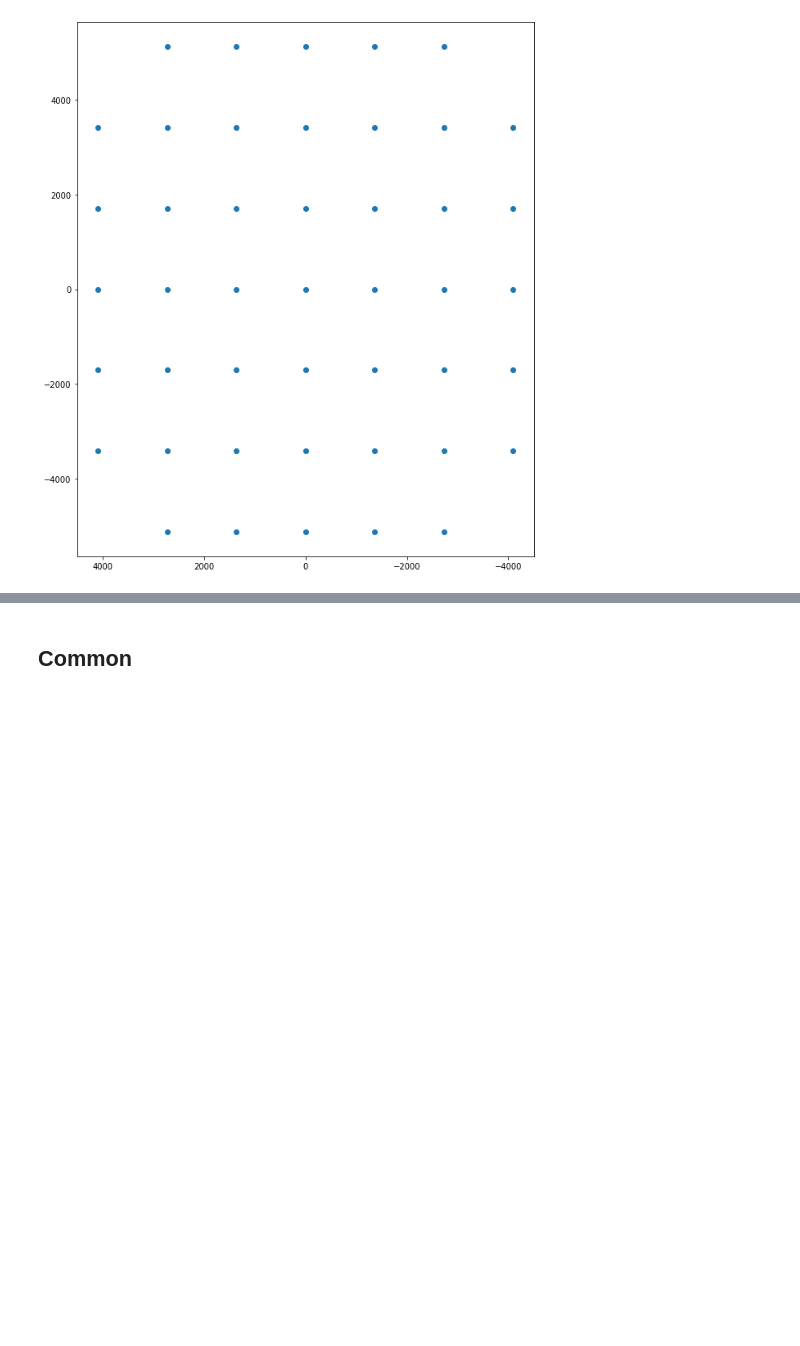
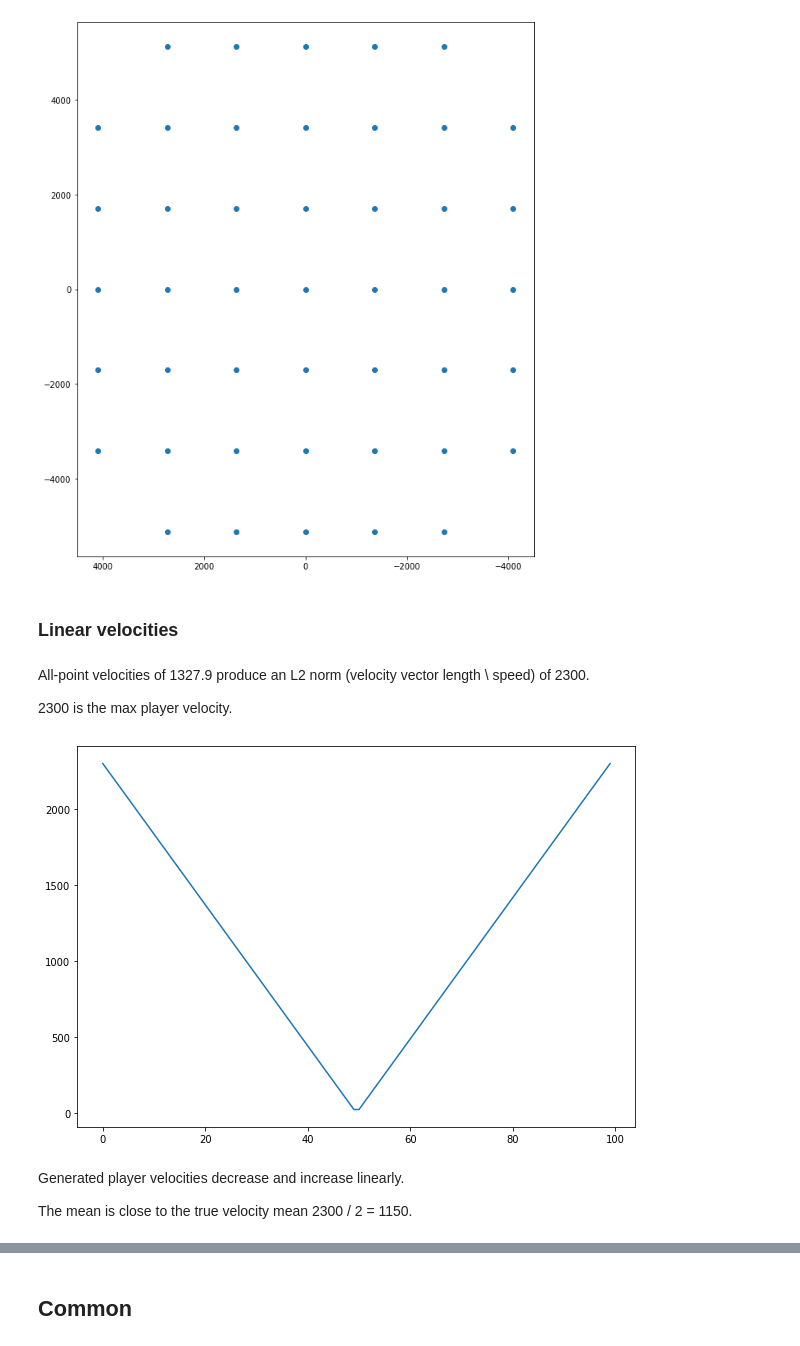
Before and after one commit to Enkhai/lucy-utils, a Jupyter notebook: examples/17_reward_statistics.ipynb, the cells around one changed output, grey strips where cells are left out. Saved outputs shown, nothing was run; the diff lists cells and outputs as text; code cells hidden in the pictures; blank space fills up the shorter version.

Commit message:
Added uniformly generated dummy position, velocity and forward vector data for computing reward statistics

```diff
--- a/examples/17_reward_statistics.ipynb
+++ b/examples/17_reward_statistics.ipynb
@@ -42,3 +57,21 @@ plt.gca().invert_xaxis()
 plt.show()
 # %% [output]
 [figure]
+# %% [markdown]
+### Linear velocities
+# %% [markdown]
+All-point velocities of 1327.9 produce an L2 norm (velocity vector length \ speed) of 2300.
+
+2300 is the max player velocity.
+# %%
+player_velocities = np.repeat(np.linspace(1327.9, -1327.9, 100)[None], 3, 1).reshape(-1, 3)
+# %%
+plt.figure(figsize=(10, 7))
+plt.plot(np.linalg.norm(player_velocities, axis=1))
+plt.show()
+# %% [output]
+[figure, added]
+# %% [markdown]
+Generated player velocities decrease and increase linearly.
+
+The mean is close to the true velocity mean 2300 / 2 = 1150.
```
Also changed, not shown: parts of 18 cells of this notebook.
